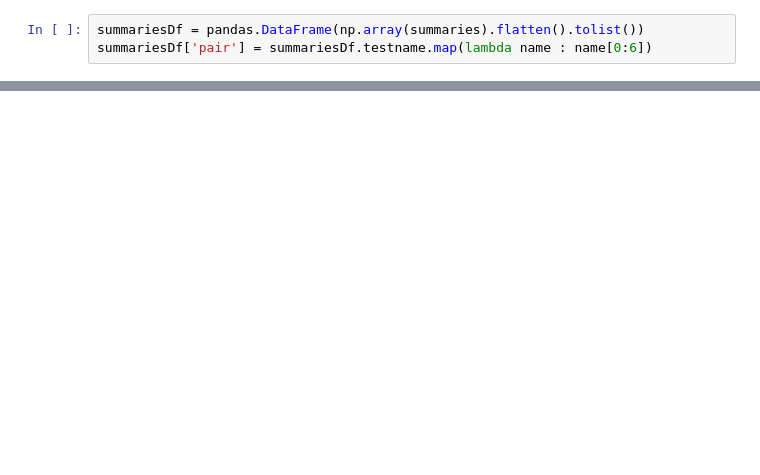
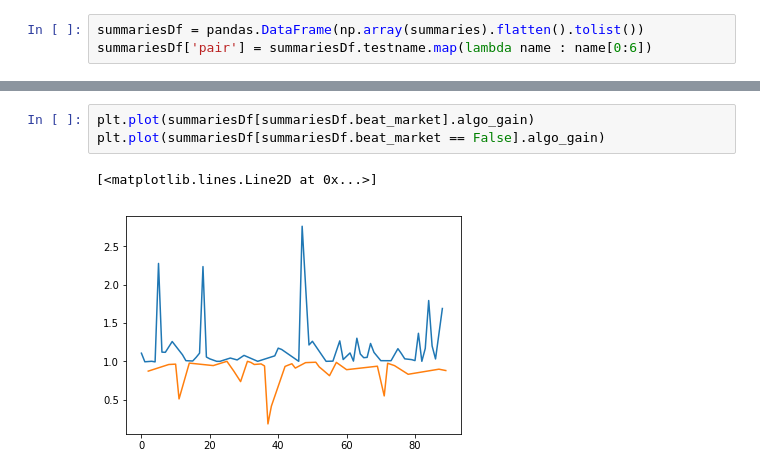
Before and after one commit to Angus-McLean/fxboys, a Jupyter notebook: Full WalkForward Testing.ipynb, the cells around one changed output, grey strips where cells are left out. Cells and saved outputs as stored; diff of their text form; blank space fills up the shorter version.

Commit message:
Adds a couple more graphs to Full WalkForward Testing

```diff
--- a/Full WalkForward Testing.ipynb
+++ b/Full WalkForward Testing.ipynb
@@ -136,0 +170,6 @@ Name: beat_market, dtype: int64
+# %%
+plt.plot(summariesDf[summariesDf.beat_market].algo_gain)
+plt.plot(summariesDf[summariesDf.beat_market == False].algo_gain)
+# %% [output]
+[<matplotlib.lines.Line2D at 0x...>]
+[figure, added]
```
Also changed, not shown: parts of 14 cells of this notebook.
